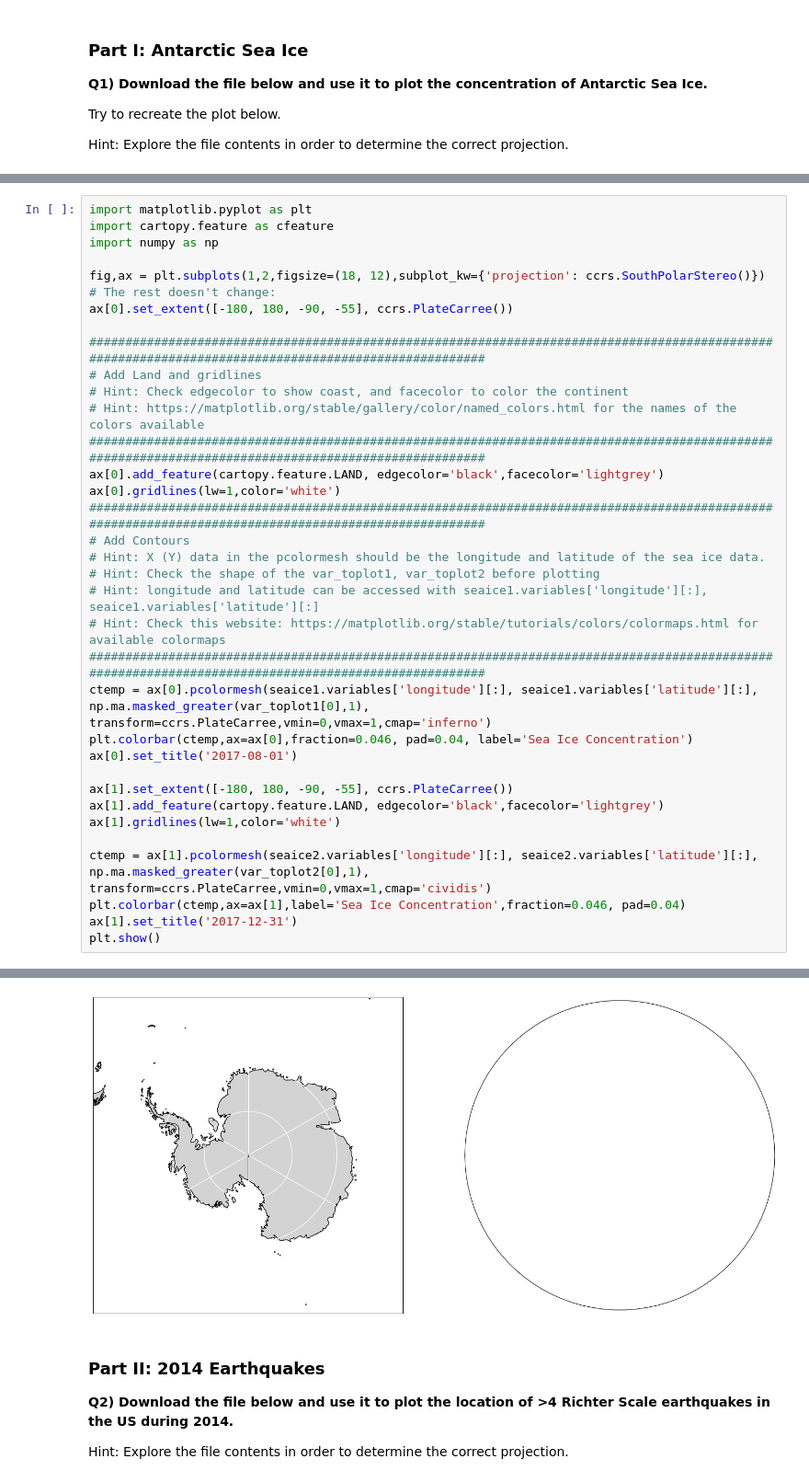
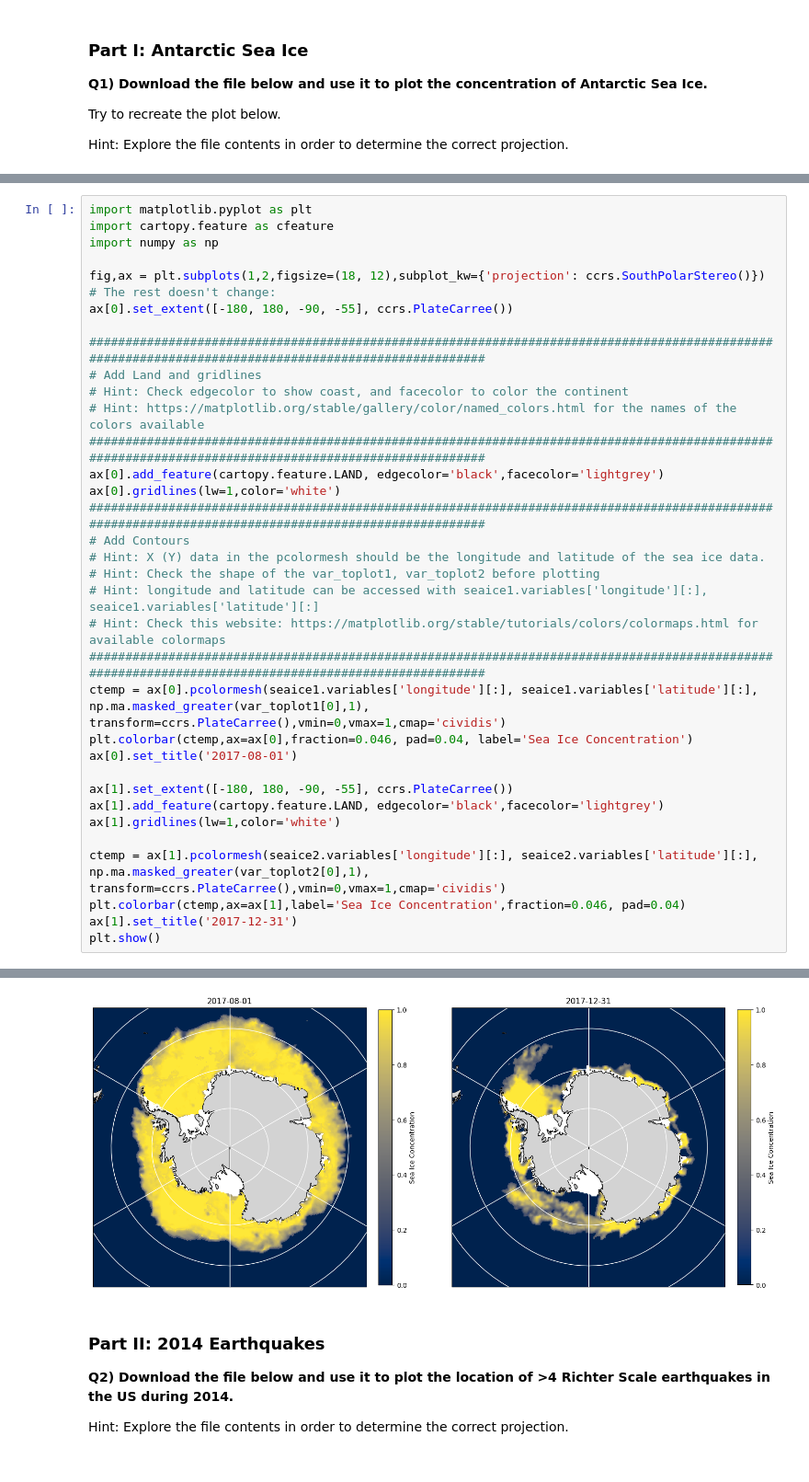
Before and after one commit to David-Soldini/2023_Intro_Python, a Jupyter notebook: ML_EES/IP/W2_S2.ipynb, the cells around one changed output, grey strips where cells are left out. Shown at 92% size. Cells and saved outputs as stored; diff of their text form.

```diff
--- a/ML_EES/IP/W2_S2.ipynb
+++ b/ML_EES/IP/W2_S2.ipynb
@@ -210,7 +224,7 @@ ax[0].gridlines(lw=1,color='white')
 # Hint: longitude and latitude can be accessed with seaice1.variables['longitude'][:], seaice1.variables['latitude'][:]
 # Hint: Check this website: https://matplotlib.org/stable/tutorials/colors/colormaps.html for available colormaps
 ######################################################################################################################################################
-ctemp = ax[0].pcolormesh(seaice1.variables['longitude'][:], seaice1.variables['latitude'][:], np.ma.masked_greater(var_toplot1[0],1), transform=ccrs.PlateCarree,vmin=0,vmax=1,cmap='inferno')
+ctemp = ax[0].pcolormesh(seaice1.variables['longitude'][:], seaice1.variables['latitude'][:], np.ma.masked_greater(var_toplot1[0],1), transform=ccrs.PlateCarree(),vmin=0,vmax=1,cmap='cividis')
 plt.colorbar(ctemp,ax=ax[0],fraction=0.046, pad=0.04, label='Sea Ice Concentration')
 ax[0].set_title('2017-08-01')
 
@@ -218,7 +232,7 @@ ax[1].set_extent([-180, 180, -90, -55], ccrs.PlateCarree())
 ax[1].add_feature(cartopy.feature.LAND, edgecolor='black',facecolor='lightgrey')
 ax[1].gridlines(lw=1,color='white')
 
-ctemp = ax[1].pcolormesh(seaice2.variables['longitude'][:], seaice2.variables['latitude'][:], np.ma.masked_greater(var_toplot2[0],1), transform=ccrs.PlateCarree,vmin=0,vmax=1,cmap='cividis')
+ctemp = ax[1].pcolormesh(seaice2.variables['longitude'][:], seaice2.variables['latitude'][:], np.ma.masked_greater(var_toplot2[0],1), transform=ccrs.PlateCarree(),vmin=0,vmax=1,cmap='cividis')
 plt.colorbar(ctemp,ax=ax[1],label='Sea Ice Concentration',fraction=0.046, pad=0.04)
 ax[1].set_title('2017-12-31')
 plt.show()
@@ -227,4 +240,4 @@ TypeError: ignored
-[figure, old version]
+[figure, new version]
 # %% [markdown]
 ### Part II: 2014 Earthquakes
 **Q2) Download the file below and use it to plot the location of >4 Richter Scale earthquakes in the US during 2014.**
```
Also changed, not shown: parts of 8 cells of this notebook.
